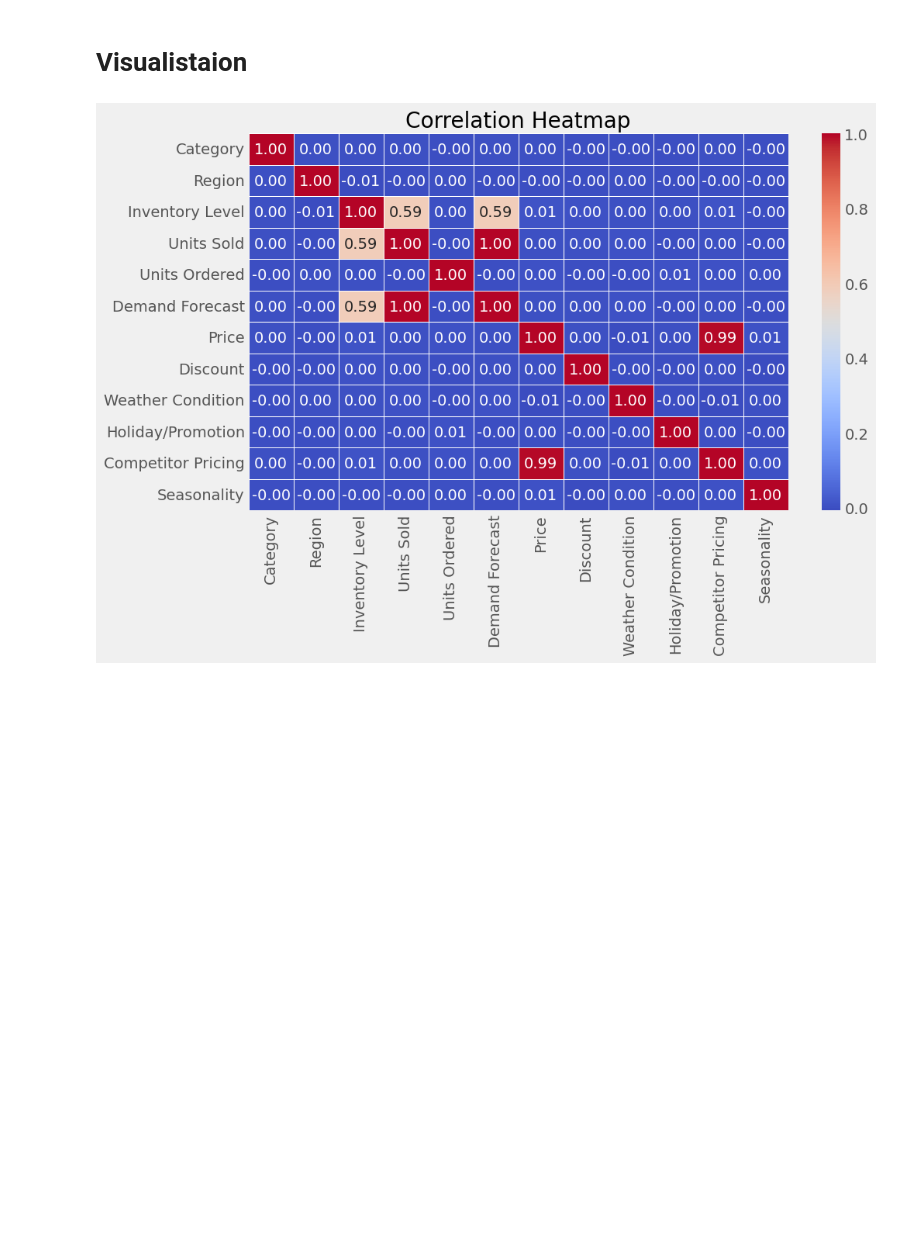
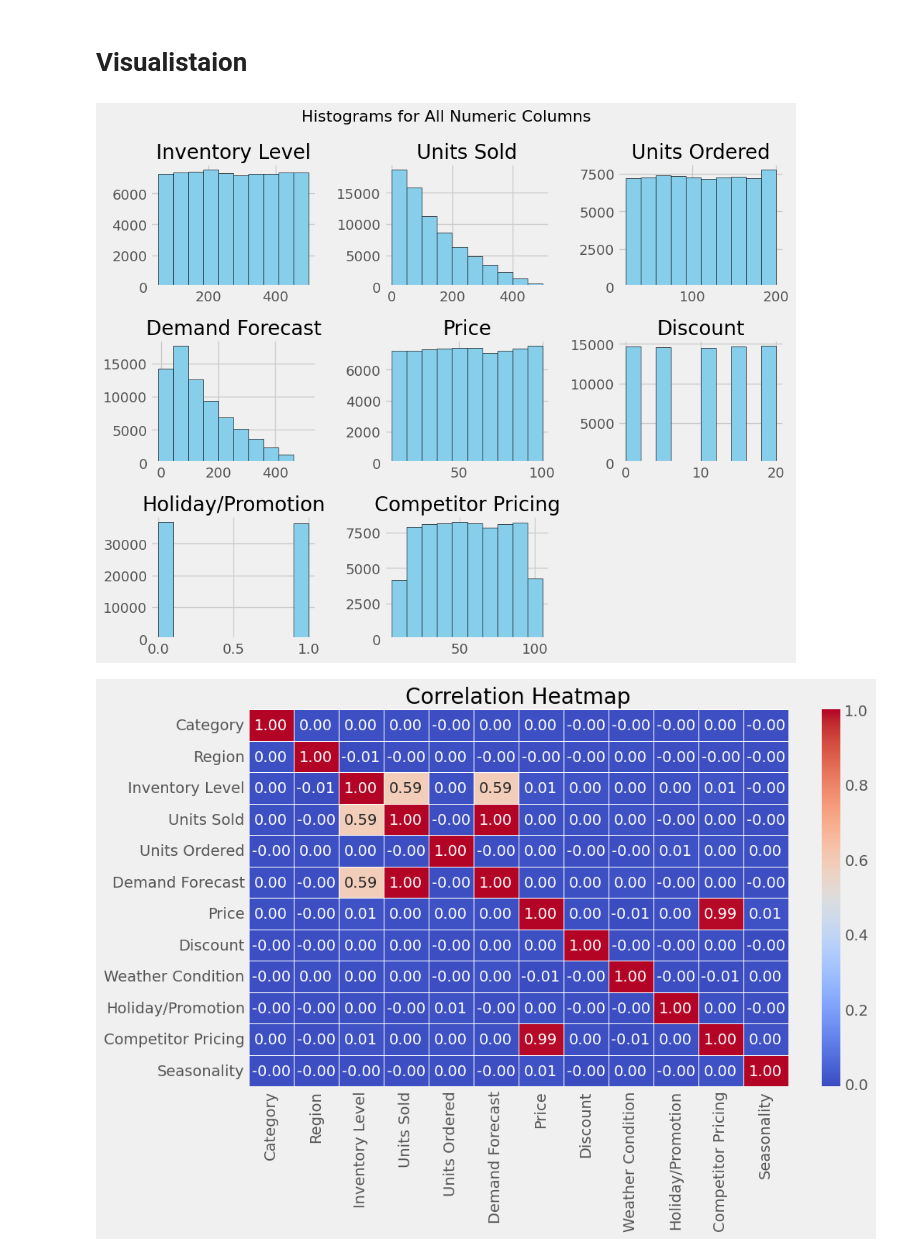
Before and after one commit to ZeeeeCS/Sales-Forcasting-For-retail-store, a Jupyter notebook: FinalSalesForcasting.ipynb, the cells around one changed output. Drawn from its saved outputs; the diff is of its cells as text; code cells hidden in the pictures; blank space fills up the shorter version.

```diff
--- a/FinalSalesForcasting.ipynb
+++ b/FinalSalesForcasting.ipynb
@@ -192,6 +198,14 @@ corrlation.corr()
 | Seasonality | -0.001474 | -0.000785 | -0.003425 | -0.003324 | 0.003492 | -0.003109 | 0.005095 | -0.004622 | ... |
 # %% [markdown]
 # **Visualistaion**
+# %%
+numeric_columns = data_sales.select_dtypes(include=['int64', 'float64'])
+numeric_columns.hist(figsize=(10, 8), color='skyblue', edgecolor='black')
+plt.suptitle('Histograms for All Numeric Columns', fontsize=16)
+plt.tight_layout()
+plt.show()
+# %% [output]
+[figure, added]
 # %%
 
 plt.figure(figsize=(10, 6))
```
Also changed, not shown: parts of 26 cells of this notebook.
